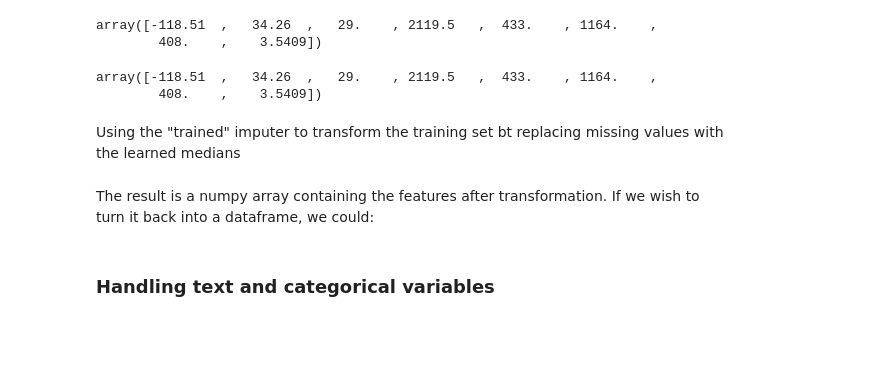
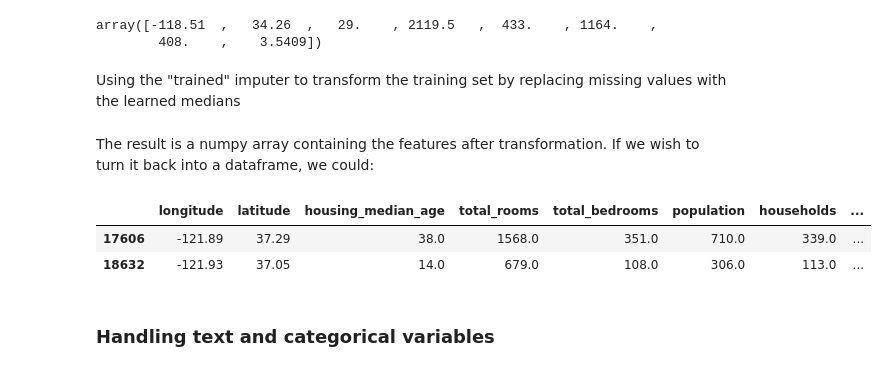
Before and after one commit to souzajvp/hands-on-ML, a Jupyter notebook: Chapter 2 - End-to-end machine learning project.ipynb, the cells around one changed output. Saved outputs shown, nothing was run; the diff lists cells and outputs as text; code cells hidden in the pictures; blank space fills up the shorter version.

```diff
--- a/Chapter 2 - End-to-end machine learning project.ipynb
+++ b/Chapter 2 - End-to-end machine learning project.ipynb
@@ -359,13 +381,8 @@ imputer.statistics_
 # %% [output]
 array([-118.51  ,   34.26  ,   29.    , 2119.5   ,  433.    , 1164.    ,
         408.    ,    3.5409])
-# %%
-housing_num.median().values
-# %% [output]
-array([-118.51  ,   34.26  ,   29.    , 2119.5   ,  433.    , 1164.    ,
-        408.    ,    3.5409])
 # %% [markdown]
-Using the "trained" imputer to transform the training set bt replacing missing values with the learned medians
+Using the "trained" imputer to transform the training set by replacing missing values with the learned medians
 # %%
 X = imputer.transform(housing_num)
 # %% [markdown]
@@ -373,6 +390,11 @@ The result is a numpy array containing the features after transformation. If we
 # %%
 housing_tr = pd.DataFrame(X, columns=housing_num.columns,
                           index=housing_num.index)
+housing_tr.head(2)
+# %% [output]
+|  | longitude | latitude | housing_median_age | total_rooms | total_bedrooms | population | households | ... |
+| 17606 | -121.89 | 37.29 | 38.0 | 1568.0 | 351.0 | 710.0 | 339.0 | ... |
+| 18632 | -121.93 | 37.05 | 14.0 | 679.0 | 108.0 | 306.0 | 113.0 | ... |
 # %% [markdown]
 ### Handling text and categorical variables
 # %%
```
Also changed, not shown: parts of 13 cells of this notebook.
